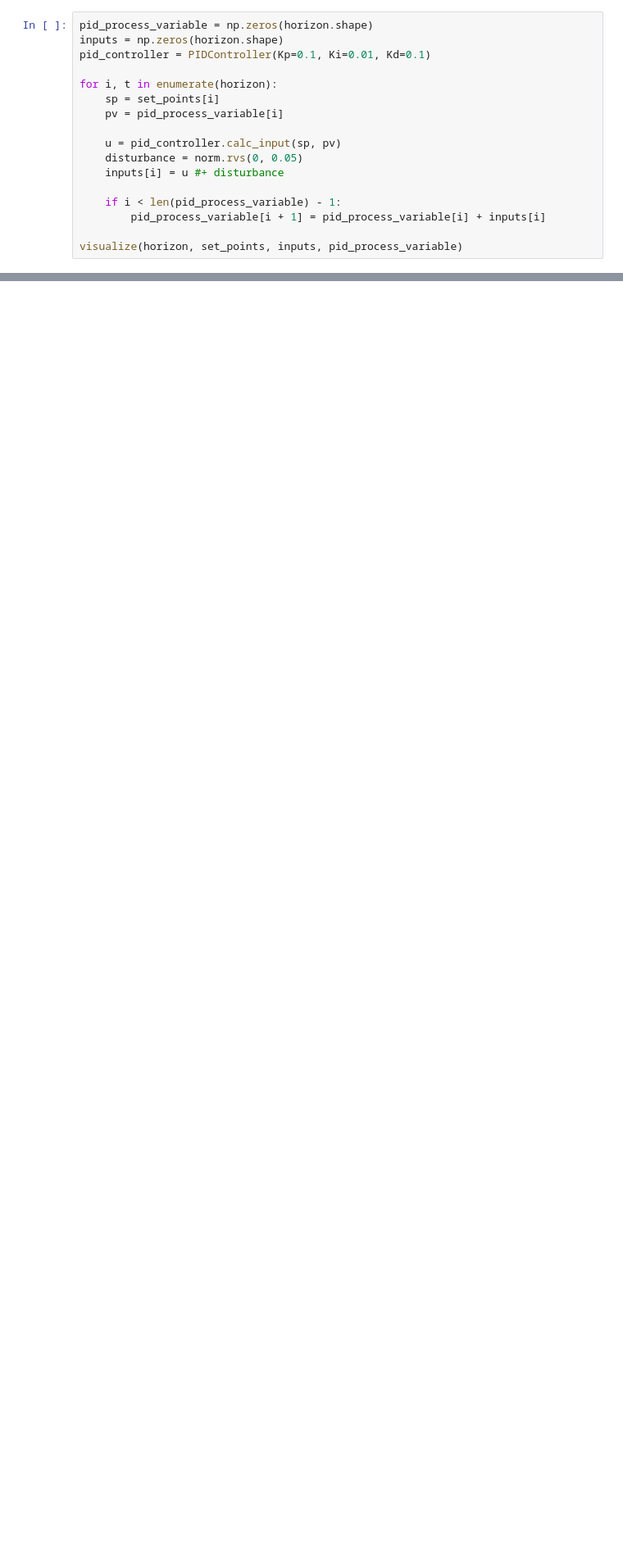
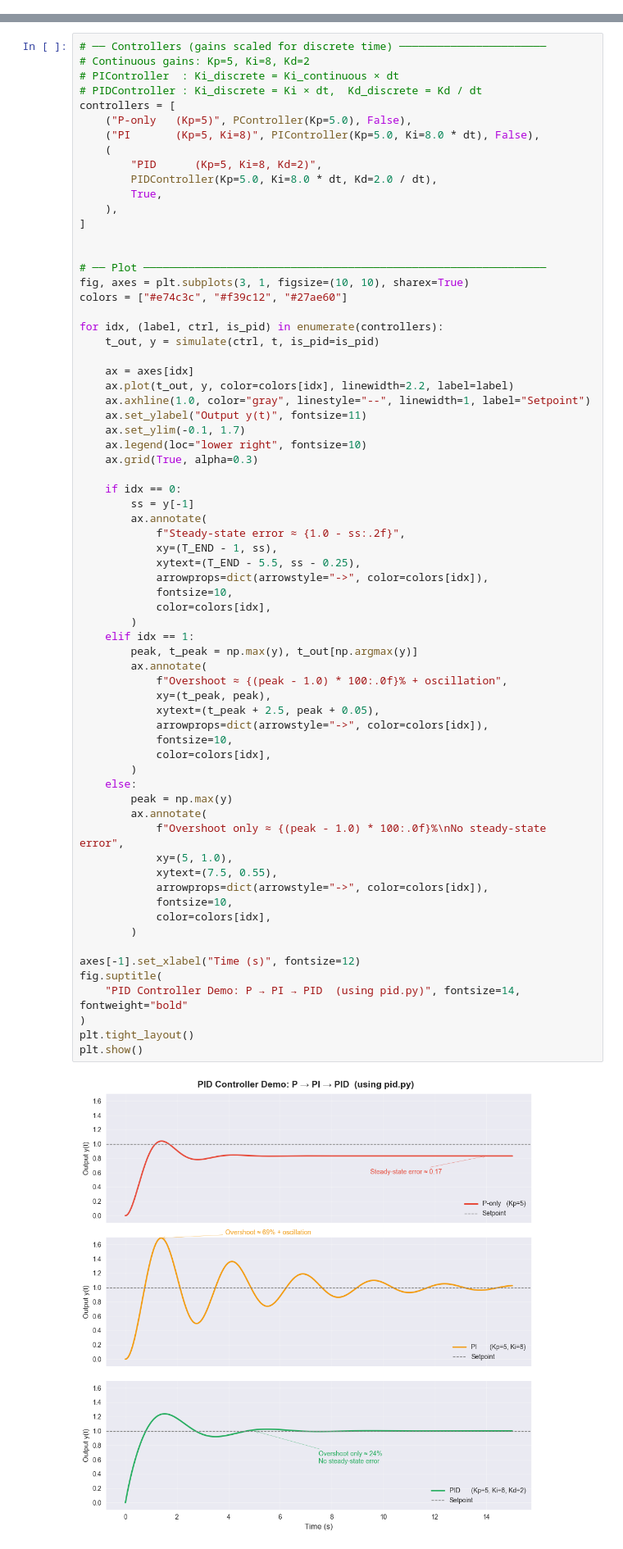
Before and after one commit to SMU-HCI/cs702-ci, a Jupyter notebook: 11_dynamical_system/lecture/pid.ipynb, the cells around one changed output, grey strips where cells are left out. Shown at 82% size. Drawn from its saved outputs; the diff is of its cells as text; blank space fills up the shorter version.

```diff
--- a/11_dynamical_system/lecture/pid.ipynb
+++ b/11_dynamical_system/lecture/pid.ipynb
@@ -135,17 +2,0 @@ visualize(horizon, set_points, inputs, pi_process_variable)
-# %%
-pid_process_variable = np.zeros(horizon.shape)
-inputs = np.zeros(horizon.shape)
-pid_controller = PIDController(Kp=0.1, Ki=0.01, Kd=0.1)
-
-for i, t in enumerate(horizon):
-    sp = set_points[i]
-    pv = pid_process_variable[i]
-
-    u = pid_controller.calc_input(sp, pv)
-    disturbance = norm.rvs(0, 0.05)
-    inputs[i] = u #+ disturbance
-
-    if i < len(pid_process_variable) - 1:
-        pid_process_variable[i + 1] = pid_process_variable[i] + inputs[i]
-
-visualize(horizon, set_points, inputs, pid_process_variable)
@@ -186,0 +43,70 @@ plt.show()
+# %%
+# ── Controllers (gains scaled for discrete time) ───────────────────────
+# Continuous gains: Kp=5, Ki=8, Kd=2
+# PIController  : Ki_discrete = Ki_continuous × dt
+# PIDController : Ki_discrete = Ki × dt,  Kd_discrete = Kd / dt
+controllers = [
+    ("P-only   (Kp=5)", PController(Kp=5.0), False),
+    ("PI       (Kp=5, Ki=8)", PIController(Kp=5.0, Ki=8.0 * dt), False),
+    (
+        "PID      (Kp=5, Ki=8, Kd=2)",
+        PIDController(Kp=5.0, Ki=8.0 * dt, Kd=2.0 / dt),
+        True,
+    ),
+]
+
+
+# ── Plot ───────────────────────────────────────────────────────────────
+fig, axes = plt.subplots(3, 1, figsize=(10, 10), sharex=True)
+colors = ["#e74c3c", "#f39c12", "#27ae60"]
+
+for idx, (label, ctrl, is_pid) in enumerate(controllers):
+    t_out, y = simulate(ctrl, t, is_pid=is_pid)
+
+    ax = axes[idx]
+    ax.plot(t_out, y, color=colors[idx], linewidth=2.2, label=label)
+    ax.axhline(1.0, color="gray", linestyle="--", linewidth=1, label="Setpoint")
+    ax.set_ylabel("Output y(t)", fontsize=11)
+    ax.set_ylim(-0.1, 1.7)
+    ax.legend(loc="lower right", fontsize=10)
+    ax.grid(True, alpha=0.3)
+
+    if idx == 0:
+        ss = y[-1]
+        ax.annotate(
+            f"Steady-state error ≈ {1.0 - ss:.2f}",
+            xy=(T_END - 1, ss),
+            xytext=(T_END - 5.5, ss - 0.25),
+            arrowprops=dict(arrowstyle="->", color=colors[idx]),
+            fontsize=10,
+            color=colors[idx],
+        )
+    elif idx == 1:
+        peak, t_peak = np.max(y), t_out[np.argmax(y)]
+        ax.annotate(
+            f"Overshoot ≈ {(peak - 1.0) * 100:.0f}% + oscillation",
+            xy=(t_peak, peak),
+            xytext=(t_peak + 2.5, peak + 0.05),
+            arrowprops=dict(arrowstyle="->", color=colors[idx]),
+            fontsize=10,
+            color=colors[idx],
+        )
+    else:
+        peak = np.max(y)
+        ax.annotate(
+            f"Overshoot only ≈ {(peak - 1.0) * 100:.0f}%\nNo steady-state error",
+            xy=(5, 1.0),
+            xytext=(7.5, 0.55),
+            arrowprops=dict(arrowstyle="->", color=colors[idx]),
+            fontsize=10,
+            color=colors[idx],
+        )
+
+axes[-1].set_xlabel("Time (s)", fontsize=12)
+fig.suptitle(
+    "PID Controller Demo: P → PI → PID  (using pid.py)", fontsize=14, fontweight="bold"
+)
+plt.tight_layout()
+plt.show()
+# %% [output]
+[figure, added]
```
Also changed, not shown: parts of 16 cells of this notebook.
